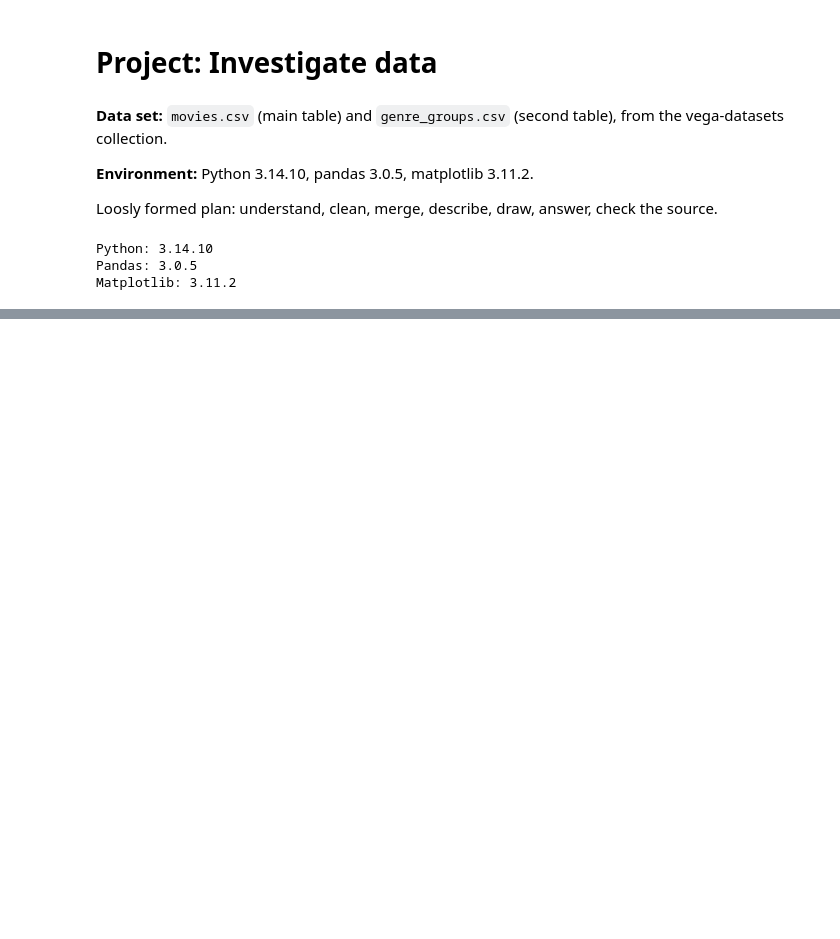
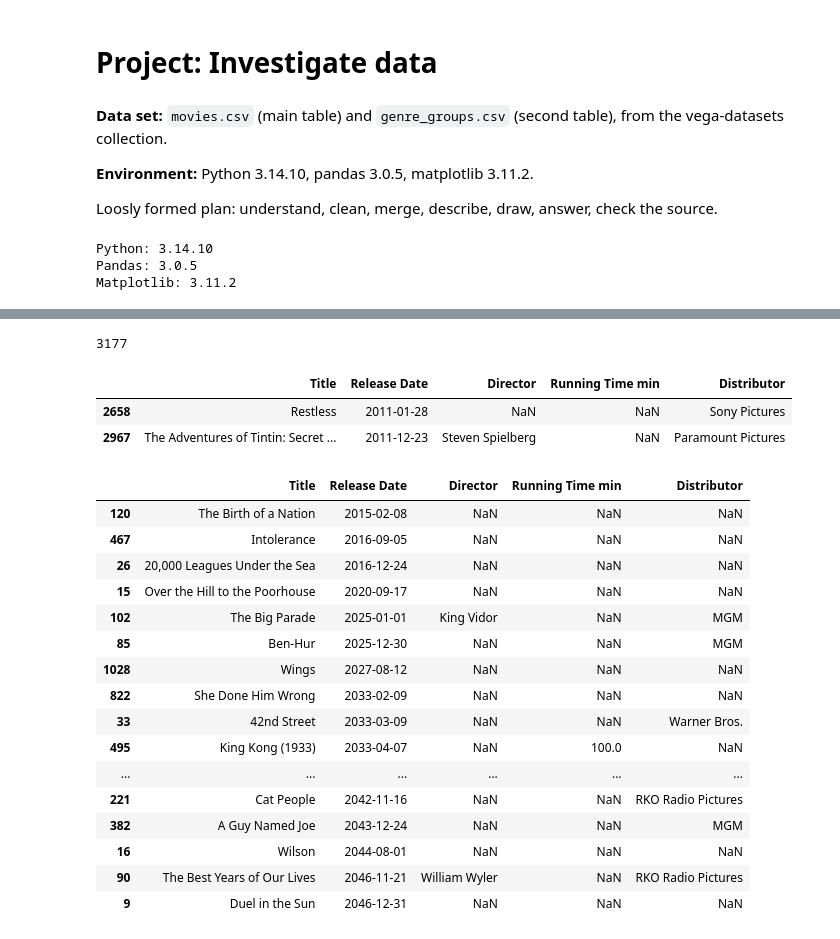
Before and after one commit to VictorSago/Lexicon-Labs, a Jupyter notebook: DA-Project/moviesdata.ipynb, the cells around one changed output, grey strips where cells are left out. Drawn from its saved outputs; the diff is of its cells as text; code cells hidden in the pictures; blank space fills up the shorter version.

```diff
--- a/DA-Project/moviesdata.ipynb
+++ b/DA-Project/moviesdata.ipynb
@@ -217,0 +227,40 @@ These are the questions I plan to answer. They are tentative: cleaning and missi
+# %%
+# Columns that might help us identify a particular movie
+ID_COLS = ["Title", "Release Date", "Director", "Running Time min", "Distributor"]
+
+def films_in_years(df, first=None, last=None, cols=ID_COLS):
+    """Films released from year `first` to year `last` (both inclusive), oldest first.
+    Leave one out to get 'from first onward' or 'up to last'."""
+    year = df["Release Date"].dt.year
+    mask = pd.Series(True, index=df.index)
+    if first is not None:
+        mask &= year >= first
+    if last is not None:
+        mask &= year <= last
+    return df.loc[mask, cols].sort_values("Release Date")
+
+print(len(films_in_years(movies, last=2010)))
+display(films_in_years(movies, first=2011, last=2014))
+display(films_in_years(movies, first=2015))
+# %% [output]
+3177
+|  | Title | Release Date | Director | Running Time min | Distributor |
+| 2658 | Restless | 2011-01-28 | NaN | NaN | Sony Pictures |
+| 2967 | The Adventures of Tintin: Secret ... | 2011-12-23 | Steven Spielberg | NaN | Paramount Pictures |
+|  | Title | Release Date | Director | Running Time min | Distributor |
+| 120 | The Birth of a Nation | 2015-02-08 | NaN | NaN | NaN |
+| 467 | Intolerance | 2016-09-05 | NaN | NaN | NaN |
+| 26 | 20,000 Leagues Under the Sea | 2016-12-24 | NaN | NaN | NaN |
+| 15 | Over the Hill to the Poorhouse | 2020-09-17 | NaN | NaN | NaN |
+| 102 | The Big Parade | 2025-01-01 | King Vidor | NaN | MGM |
+| 85 | Ben-Hur | 2025-12-30 | NaN | NaN | MGM |
+| 1028 | Wings | 2027-08-12 | NaN | NaN | NaN |
+| 822 | She Done Him Wrong | 2033-02-09 | NaN | NaN | NaN |
+| 33 | 42nd Street | 2033-03-09 | NaN | NaN | Warner Bros. |
+| 495 | King Kong (1933) | 2033-04-07 | NaN | 100.0 | NaN |
+| ... | ... | ... | ... | ... | ... |
+| 221 | Cat People | 2042-11-16 | NaN | NaN | RKO Radio Pictures |
+| 382 | A Guy Named Joe | 2043-12-24 | NaN | NaN | MGM |
+| 16 | Wilson | 2044-08-01 | NaN | NaN | NaN |
+| 90 | The Best Years of Our Lives | 2046-11-21 | William Wyler | NaN | RKO Radio Pictures |
+| 9 | Duel in the Sun | 2046-12-31 | NaN | NaN | NaN |
```
Also changed, not shown: parts of 34 cells of this notebook.
